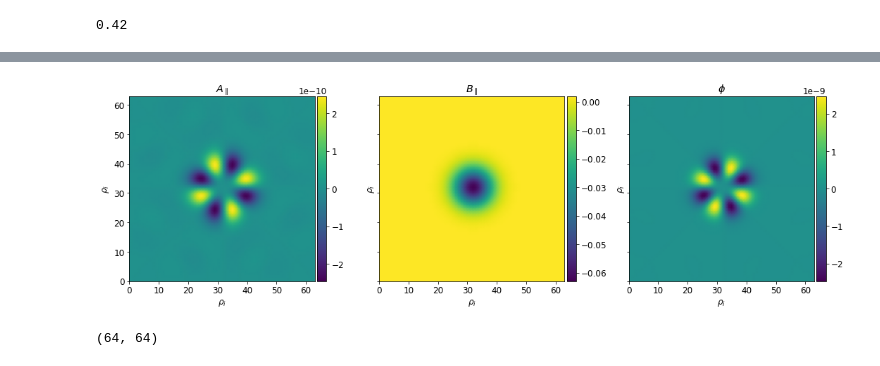
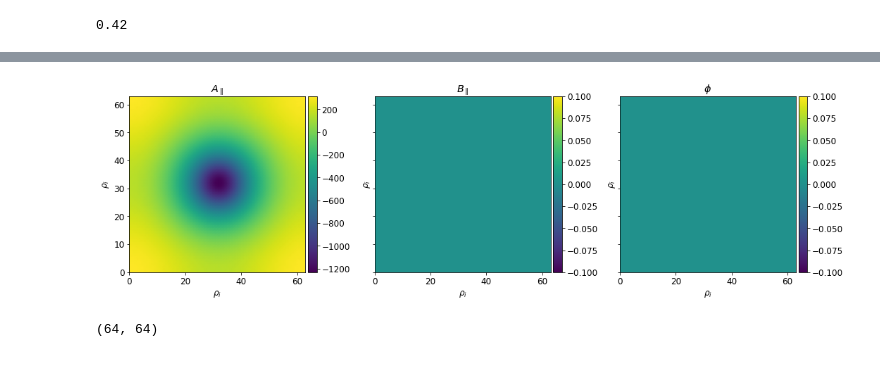
Before and after one commit to Alcauchy/ALLIANCE, a Jupyter notebook: post/ControlOfAlliance.ipynb, the cells around one changed output, grey strips where cells are left out. Saved outputs shown, nothing was run; the diff lists cells and outputs as text; code cells hidden in the pictures.

```diff
--- a/post/ControlOfAlliance.ipynb
+++ b/post/ControlOfAlliance.ipynb
@@ -274,7 +280,7 @@ timestep
 # %%
-plotFields(15,45)
+plotFields(30,-1)
 # %% [output]
-[figure, old version]
+[figure, new version]
 # %%
 distr["hr"][...,0,0,0,0].shape
 # %% [output]
```
Also changed, not shown: parts of 52 cells of this notebook, 23 other files.
